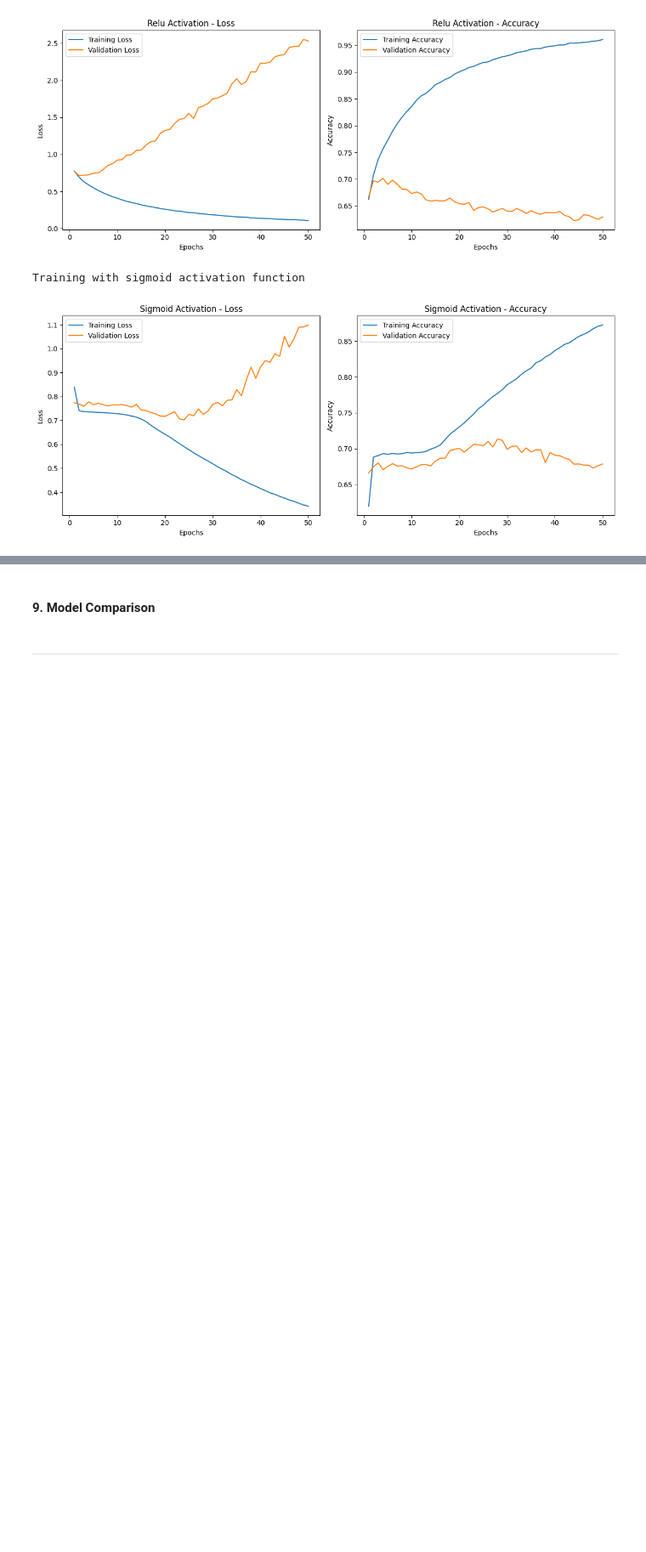
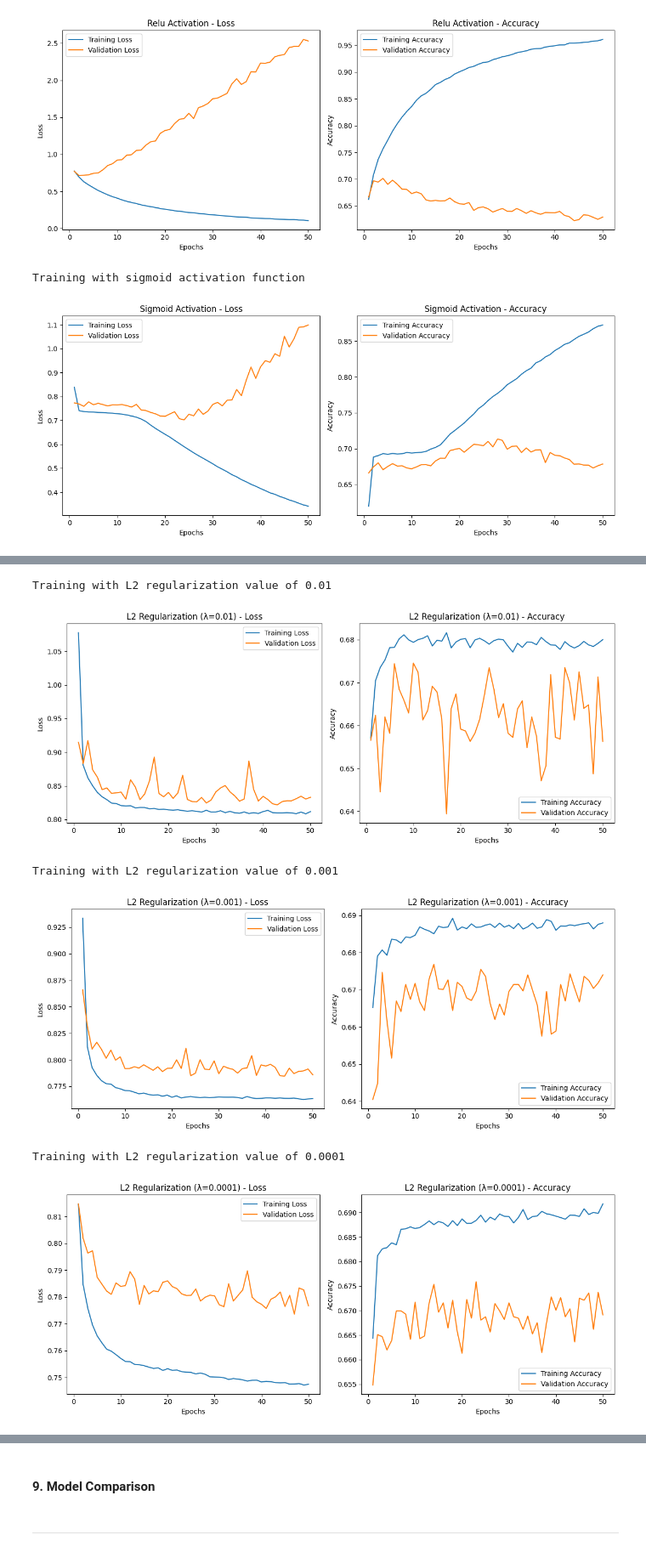
Before and after one commit to alex-govier5/intro-to-ai, a Jupyter notebook: A3/AI_Assignment3.ipynb, the cells around one changed output, grey strips where cells are left out. Shown at 85% size. Drawn from its saved outputs; the diff is of its cells as text; code cells hidden in the pictures; blank space fills up the shorter version.

```diff
--- a/A3/AI_Assignment3.ipynb
+++ b/A3/AI_Assignment3.ipynb
@@ -389,0 +390,34 @@ Training with sigmoid activation function
+# %%
+# Initialize dictionary to store histories for L2 regularization
+l2_histories = {}
+
+# Loop through different L2 regularization values
+for l2_value in [0.01, 0.001, 1e-4]:
+    print(f"\nTraining with L2 regularization value of {l2_value}")
+
+    # Define model with L2 regularization
+    nn_model = Sequential([
+        Input(shape=(462,)),                         # Input layer
+        Dense(64, kernel_regularizer=l2(l2_value)),  # Hidden layer 1
+        Dense(64, kernel_regularizer=l2(l2_value)),  # Hidden layer 2
+        Dense(64, kernel_regularizer=l2(l2_value)),  # Hidden layer 3
+        Dense(64, kernel_regularizer=l2(l2_value)),  # Hidden layer 4
+        Dense(3, activation='softmax')               # Output layer
+    ])
+
+    # Compile model
+    nn_model.compile(optimizer='adam', loss='sparse_categorical_crossentropy', metrics=['accuracy'])
+
+    # Train model and store history
+    history = nn_model.fit(X_train, y_train, epochs=50, validation_data=(X_valid, y_valid), verbose=0)
+    l2_histories[f'l2_{l2_value}'] = history
+
+    # Plot results
+    plot_loss_accuracy(history, title=f'L2 Regularization (λ={l2_value})')
+# %% [output]
+Training with L2 regularization value of 0.01
+[figure, added]
+Training with L2 regularization value of 0.001
+[figure, added]
+Training with L2 regularization value of 0.0001
+[figure, added]
```
Also changed, not shown: parts of 3 cells of this notebook.
